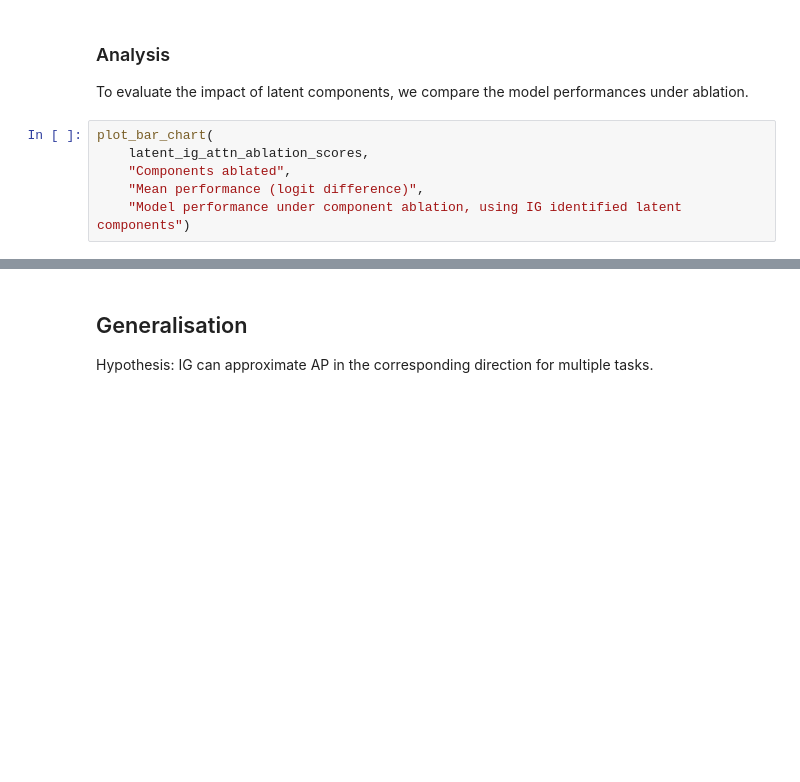
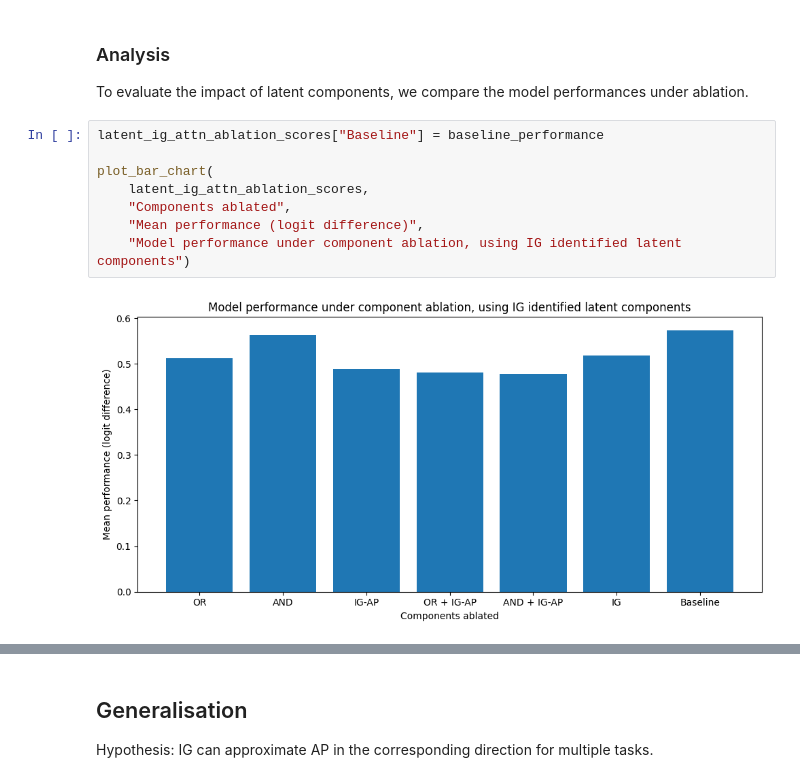
Before and after one commit to mwmlo/gradient_causal_knowledge, a Jupyter notebook: 4 - Latent_components.ipynb, the cells around one changed output, grey strips where cells are left out. Saved outputs shown, nothing was run; the diff lists cells and outputs as text; blank space fills up the shorter version.

Commit message:
Plot ablation results for latent components

```diff
--- a/4 - Latent_components.ipynb
+++ b/4 - Latent_components.ipynb
@@ -398,9 +398,13 @@ Mean performance: 0.5511701703071594
 
 To evaluate the impact of latent components, we compare the model performances under ablation.
 # %%
+latent_ig_attn_ablation_scores["Baseline"] = baseline_performance
+
 plot_bar_chart(
     latent_ig_attn_ablation_scores,
     "Components ablated",
     "Mean performance (logit difference)",
     "Model performance under component ablation, using IG identified latent components")
+# %% [output]
+[figure, added]
 # %%
```
Also changed, not shown: parts of 1 cell of this notebook, 1 other file.
